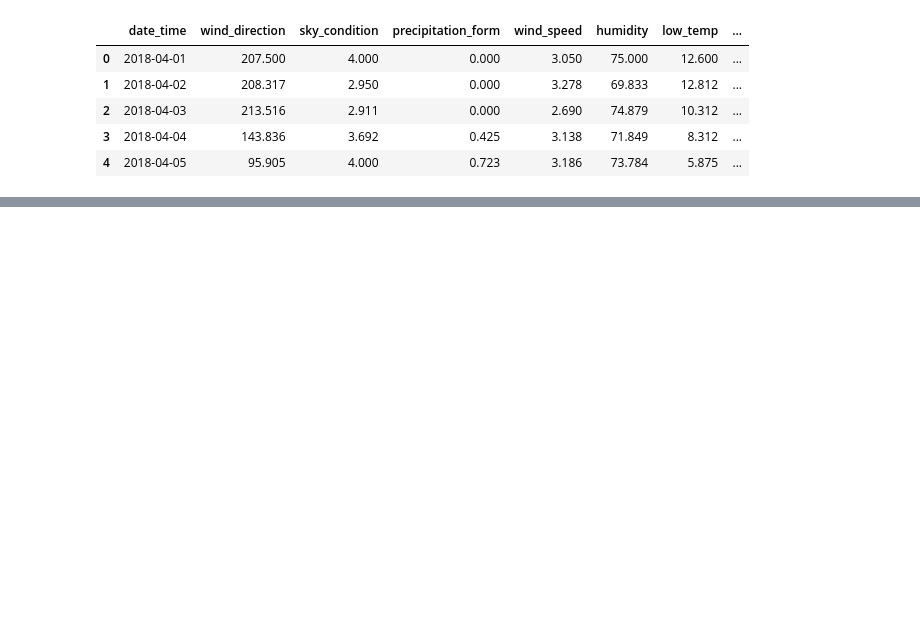
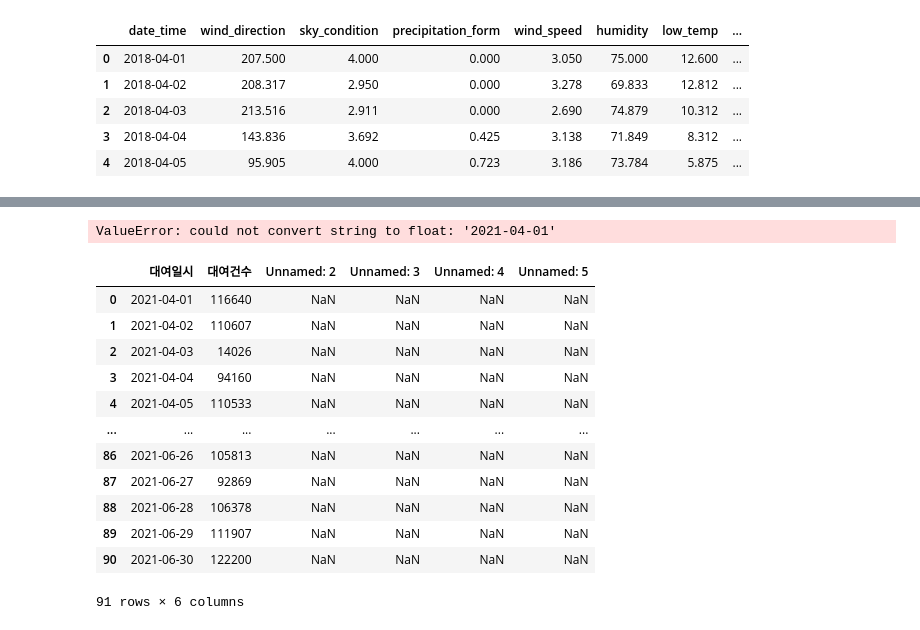
Before and after one commit to seongmin-97/MLstudy, a Jupyter notebook: 데이콘 코드 분석/09주차 따릉이 대여량 예측 경진대회/Untitled.ipynb, the cells around one changed output, grey strips where cells are left out. Cells and saved outputs as stored; diff of their text form; code cells hidden in the pictures; blank space fills up the shorter version.

```diff
--- a/데이콘 코드 분석/09주차 따릉이 대여량 예측 경진대회/Untitled.ipynb
+++ b/데이콘 코드 분석/09주차 따릉이 대여량 예측 경진대회/Untitled.ipynb
@@ -130,0 +119,31 @@ train
+# %%
+## 1번 모델 성능 확인
+
+model = LinearRegression() # 모델 정의
+model.fit(X_human, y) # 학습
+
+y_train = pd.read_csv('./data/test.csv')
+y_test = pd.read_csv('./data/y_train.csv', encoding='cp949')
+y_tes
+
+score = NMAE(y_test, model.predict(y_test))
+
+print(f'모델 NMAE: {score}')
+# %% [output]
+ValueError: could not convert string to float: '2021-04-01'
+# %%
+y_test
+# %% [output]
+|  | 대여일시 | 대여건수 | Unnamed: 2 | Unnamed: 3 | Unnamed: 4 | Unnamed: 5 |
+| 0 | 2021-04-01 | 116640 | NaN | NaN | NaN | NaN |
+| 1 | 2021-04-02 | 110607 | NaN | NaN | NaN | NaN |
+| 2 | 2021-04-03 | 14026 | NaN | NaN | NaN | NaN |
+| 3 | 2021-04-04 | 94160 | NaN | NaN | NaN | NaN |
+| 4 | 2021-04-05 | 110533 | NaN | NaN | NaN | NaN |
+| ... | ... | ... | ... | ... | ... | ... |
+| 86 | 2021-06-26 | 105813 | NaN | NaN | NaN | NaN |
+| 87 | 2021-06-27 | 92869 | NaN | NaN | NaN | NaN |
+| 88 | 2021-06-28 | 106378 | NaN | NaN | NaN | NaN |
+| 89 | 2021-06-29 | 111907 | NaN | NaN | NaN | NaN |
+| 90 | 2021-06-30 | 122200 | NaN | NaN | NaN | NaN |
+91 rows × 6 columns
```
Also changed, not shown: parts of 18 cells of this notebook, 3 other files.
